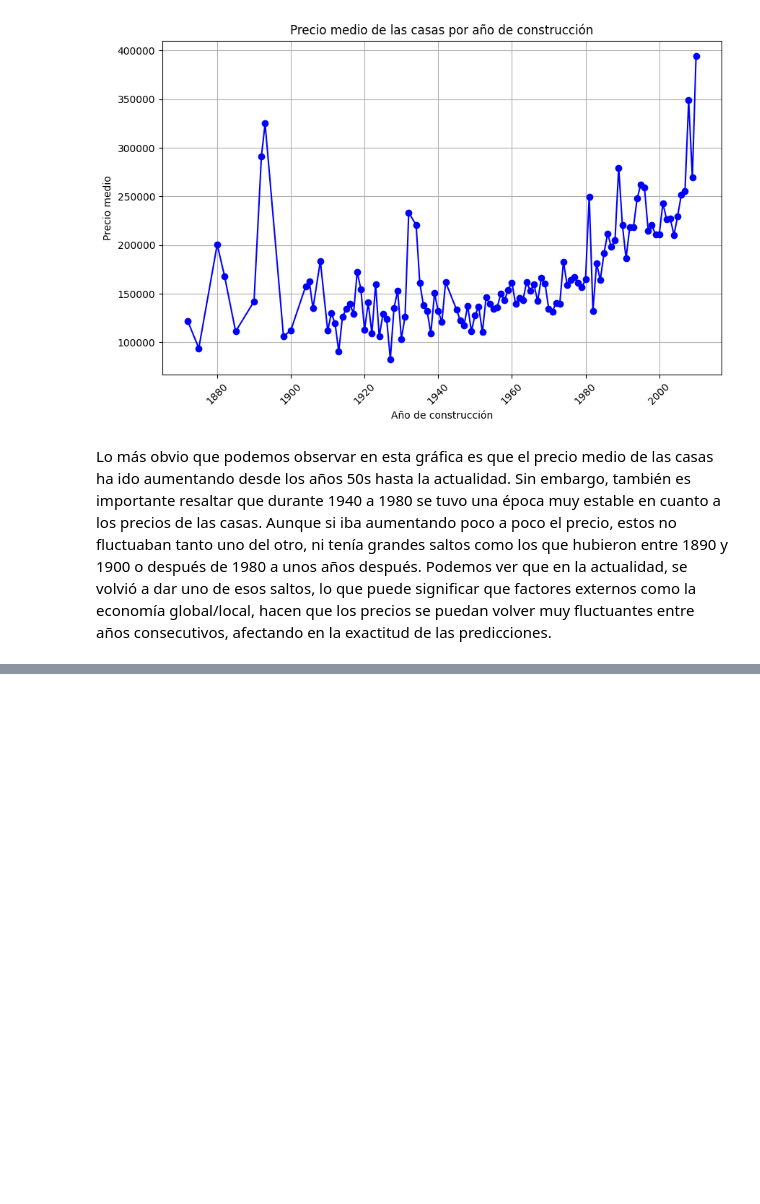
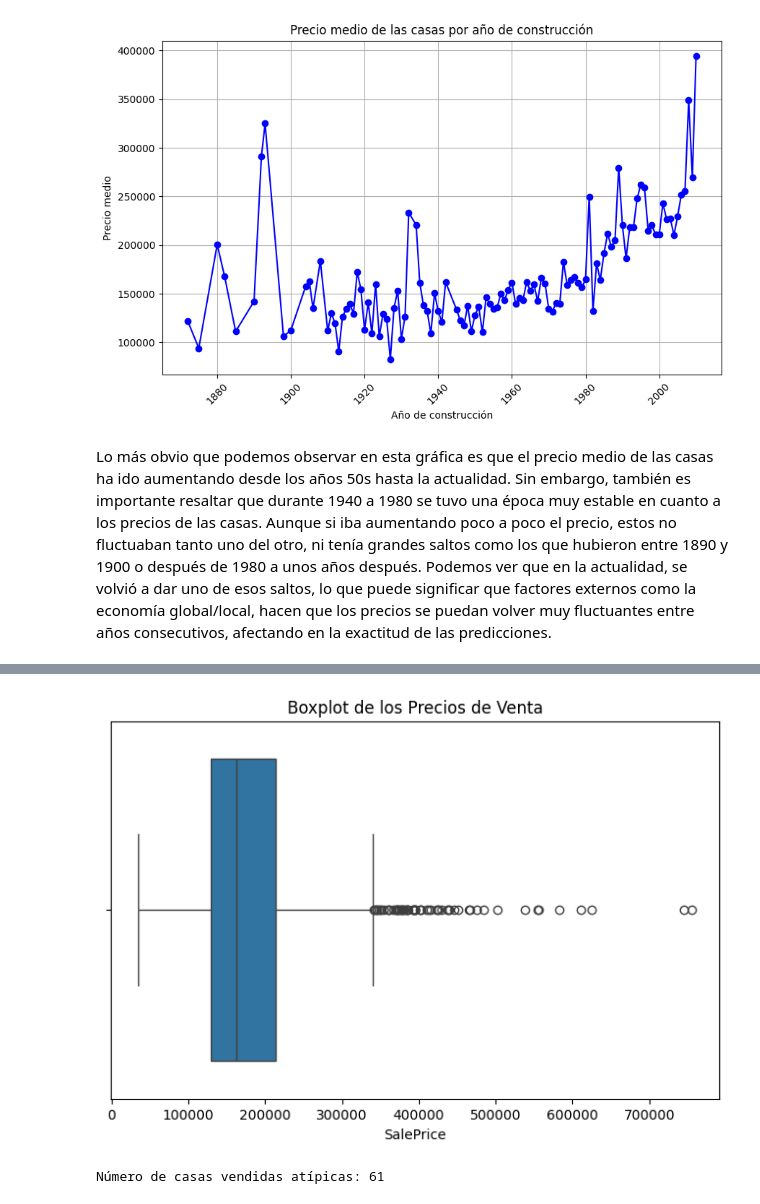
Before and after one commit to DiegoGarV/HDT3-DM, a Jupyter notebook: analisis_exploratorio.ipynb, the cells around one changed output, grey strips where cells are left out. Saved outputs shown, nothing was run; the diff lists cells and outputs as text; code cells hidden in the pictures; blank space fills up the shorter version.

```diff
--- a/analisis_exploratorio.ipynb
+++ b/analisis_exploratorio.ipynb
@@ -726,0 +775,19 @@ Lo más obvio que podemos observar en esta gráfica es que el precio medio de la
+# %%
+# Gráfico de caja para visualizar atíipicos
+plt.figure(figsize=(8, 5))
+sns.boxplot(x=df['SalePrice'])
+plt.title('Boxplot de los Precios de Venta')
+plt.show()
+
+# Cantidad de atipicos exacta
+Q1 = df['SalePrice'].quantile(0.25)
+Q3 = df['SalePrice'].quantile(0.75)
+IQR = Q3 - Q1
+limite_inferior = Q1 - 1.5 * IQR
+limite_superior = Q3 + 1.5 * IQR
+atipicos = df[(df['SalePrice'] < limite_inferior) | (df['SalePrice'] > limite_superior)]
+
+print(f"Número de casas vendidas atípicas: {len(atipicos)}")
+# %% [output]
+[figure, added]
+Número de casas vendidas atípicas: 61
```
Also changed, not shown: parts of 10 cells of this notebook.
